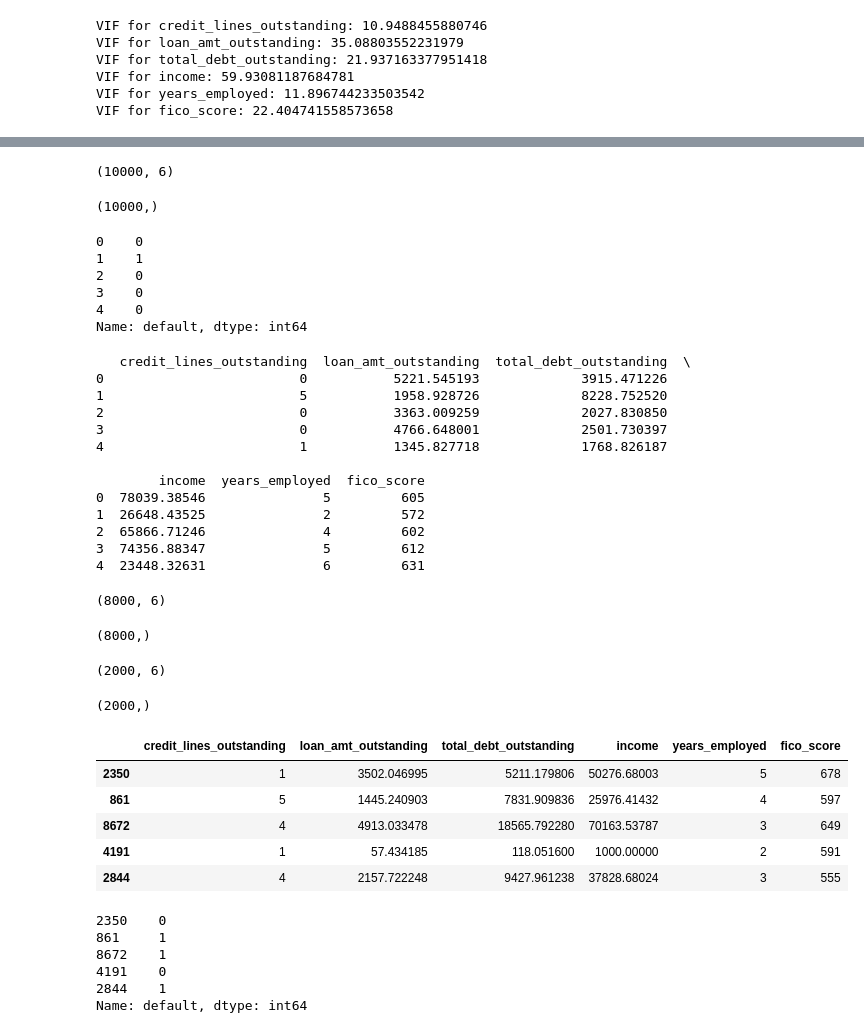
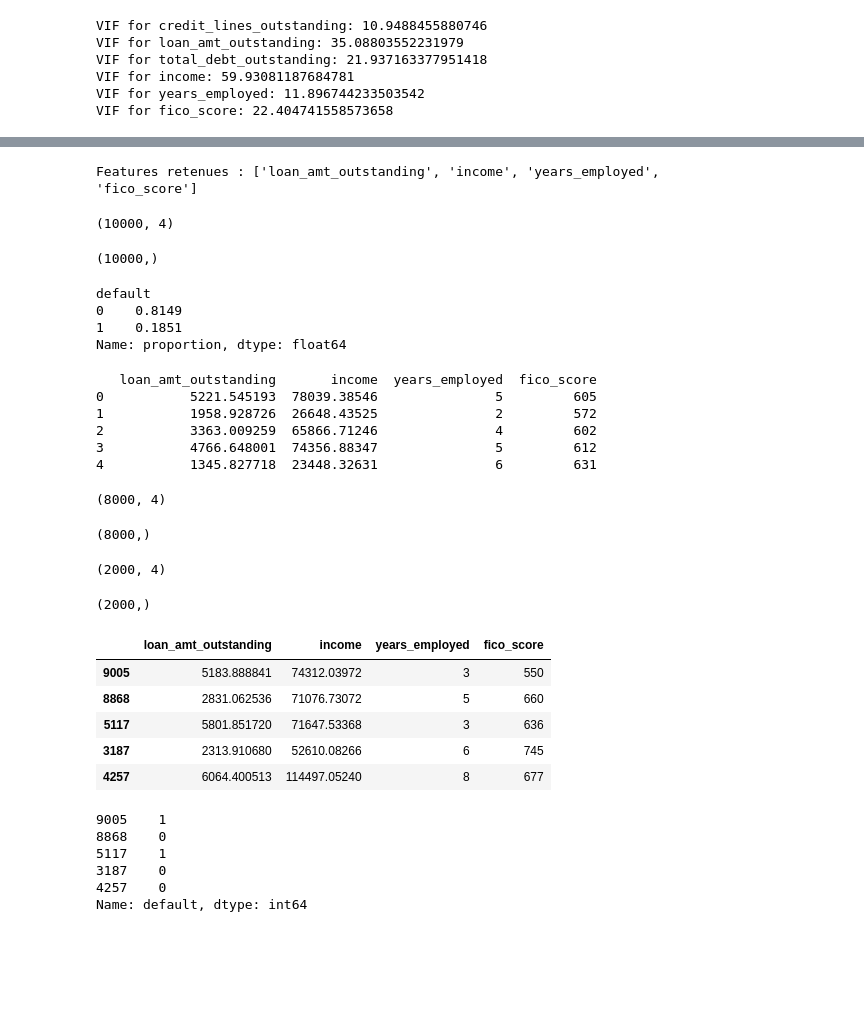
Before and after one commit to guedri-oussama/projet_mlops, a Jupyter notebook: projetmlops.ipynb, the cells around one changed output, grey strips where cells are left out. Drawn from its saved outputs; the diff is of its cells as text; code cells hidden in the pictures; blank space fills up the shorter version.

```diff
--- a/projetmlops.ipynb
+++ b/projetmlops.ipynb
@@ -213,56 +307,52 @@ VIF for fico_score: 22.404741558573658
 # %%
-# préparation des données pour la modélisation
-X = data_net.drop(columns=['default'])
+# Préparation des données pour la modélisation
+# CORRECTION : On retire credit_lines_outstanding (data leaker confirmé par le crosstab)
+# et total_debt_outstanding (forte multicolinéarité)
+X = data_net.drop(columns=['default', 'total_debt_outstanding', 'credit_lines_outstanding'])
 y = data_net['default']
+
+print("Features retenues :", list(X.columns))
 display(X.shape)
 display(y.shape)
-display(y.head())
+display(y.value_counts(normalize=True))
 print(X.head())
 # %% [output]
-(10000, 6)
+Features retenues : ['loan_amt_outstanding', 'income', 'years_employed', 'fico_score']
-(10000,)
+(10000, 4)
-0    0
-1    1
-2    0
-3    0
-4    0
-Name: default, dtype: int64
+(10000,)
-   credit_lines_outstanding  loan_amt_outstanding  total_debt_outstanding  \
-0                         0           5221.545193             3915.471226
-1                         5           1958.928726             8228.752520
-2                         0           3363.009259             2027.830850
-3                         0           4766.648001             2501.730397
-4                         1           1345.827718             1768.826187
-
-        income  years_employed  fico_score
-0  78039.38546               5         605
-1  26648.43525               2         572
-2  65866.71246               4         602
-3  74356.88347               5         612
-4  23448.32631               6         631
+default
+0    0.8149
+1    0.1851
+Name: proportion, dtype: float64
+   loan_amt_outstanding       income  years_employed  fico_score
+0           5221.545193  78039.38546               5         605
+1           1958.928726  26648.43525               2         572
+2           3363.009259  65866.71246               4         602
+3           4766.648001  74356.88347               5         612
+4           1345.827718  23448.32631               6         631
 # %%
 # Génaréation des données d'entraînement et de test / val sera traité par CV
-X_train, X_test, y_train, y_test = train_test_split(X, y, test_size=0.2 )
+X_train, X_test, y_train, y_test = train_test_split(X, y, test_size=0.2, stratify=y, random_state=seeds)
 
 display(X_train.shape, y_train.shape,  X_test.shape, y_test.shape)
 
 display(X_train.head())
 display(y_train.head())
 # %% [output]
-(8000, 6)
+(8000, 4)
 (8000,)
-(2000, 6)
+(2000, 4)
 (2000,)
-|  | credit_lines_outstanding | loan_amt_outstanding | total_debt_outstanding | income | years_employed | fico_score |
-| 2350 | 1 | 3502.046995 | 5211.179806 | 50276.68003 | 5 | 678 |
-| 861 | 5 | 1445.240903 | 7831.909836 | 25976.41432 | 4 | 597 |
-| 8672 | 4 | 4913.033478 | 18565.792280 | 70163.53787 | 3 | 649 |
-| 4191 | 1 | 57.434185 | 118.051600 | 1000.00000 | 2 | 591 |
-| 2844 | 4 | 2157.722248 | 9427.961238 | 37828.68024 | 3 | 555 |
+|  | loan_amt_outstanding | income | years_employed | fico_score |
+| 9005 | 5183.888841 | 74312.03972 | 3 | 550 |
+| 8868 | 2831.062536 | 71076.73072 | 5 | 660 |
+| 5117 | 5801.851720 | 71647.53368 | 3 | 636 |
+| 3187 | 2313.910680 | 52610.08266 | 6 | 745 |
+| 4257 | 6064.400513 | 114497.05240 | 8 | 677 |
-2350    0
-861     1
-8672    1
-4191    0
-2844    1
+9005    1
+8868    0
+5117    1
+3187    0
+4257    0
 Name: default, dtype: int64
 # %%
```
Also changed, not shown: parts of 19 cells of this notebook, 1 other file.
